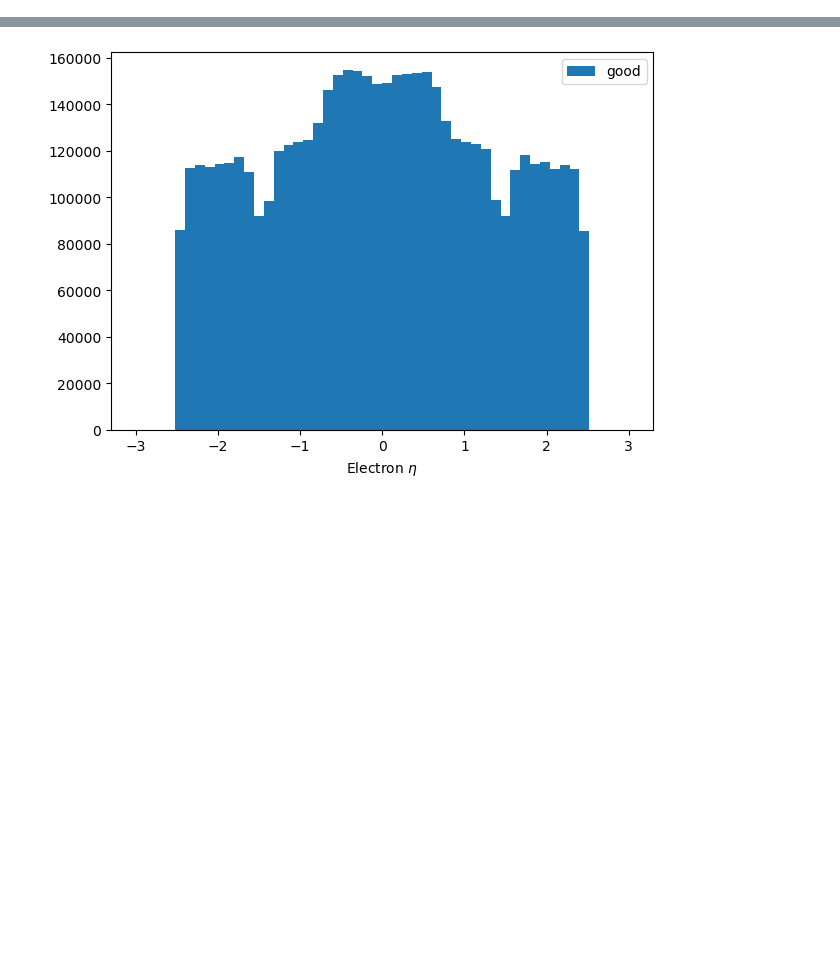
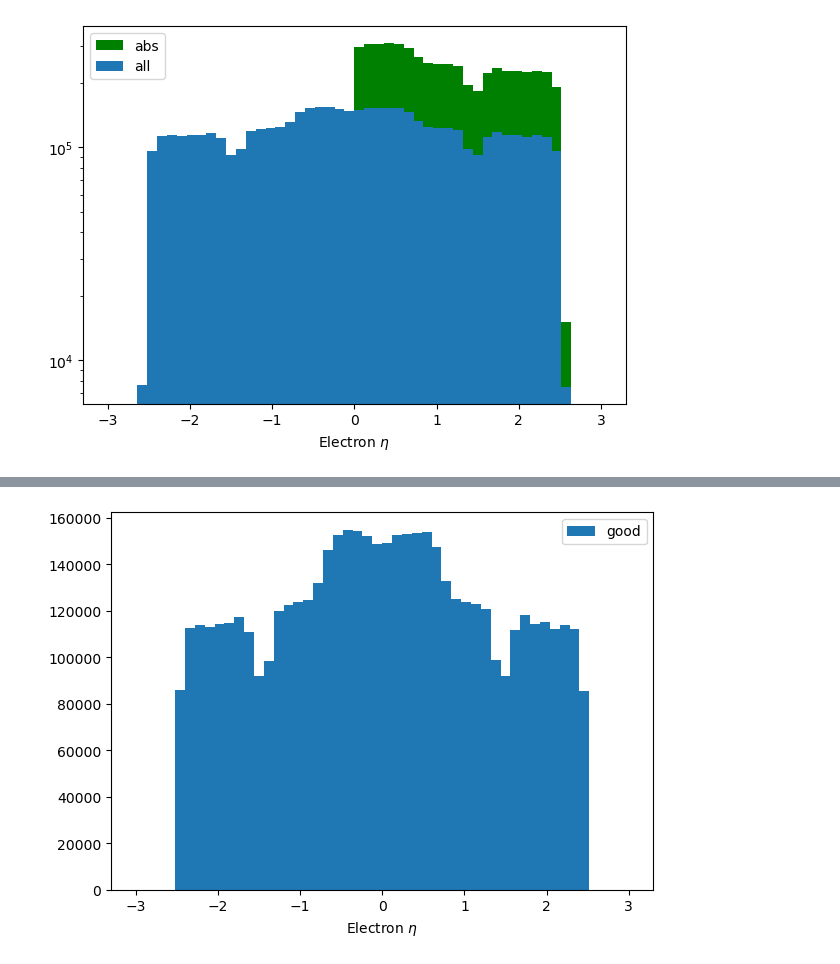
Before and after one commit to gordonwatts/hep_tables, a Jupyter notebook: notebooks/02 - Functions.ipynb, the cells around one changed output, grey strips where cells are left out. Saved outputs shown, nothing was run; the diff lists cells and outputs as text; code cells hidden in the pictures; blank space fills up the shorter version.

```diff
--- a/notebooks/02 - numpy.ipynb
+++ b/notebooks/02 - Functions.ipynb
@@ -19,0 +23,5 @@ df = xaod_table(dataset)
+# %%
+%%time
+eles = df.Electrons("Electrons")
+np_eta_all = make_local(eles.eta)
+np_eta_abs = make_local(abs(eles.eta))
@@ -19,0 +30,8 @@ df = xaod_table(dataset)
+# %%
+plt.hist(np_eta_abs.flatten(), label='abs', bins=50, range=(-3.0,3.0), color='g')
+plt.hist(np_eta_all.flatten(), label='all', bins=50, range=(-3.0,3.0))
+plt.yscale('log')
+plt.xlabel('Electron $\eta$')
+plt.legend();
+# %% [output]
+[figure, added]
```
Also changed, not shown: parts of 26 cells of this notebook, 5 other files.
